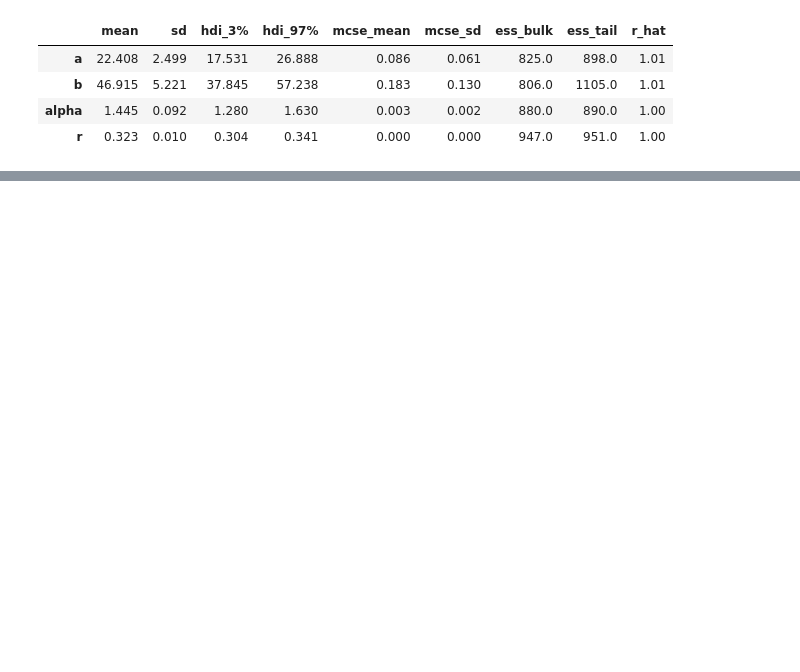
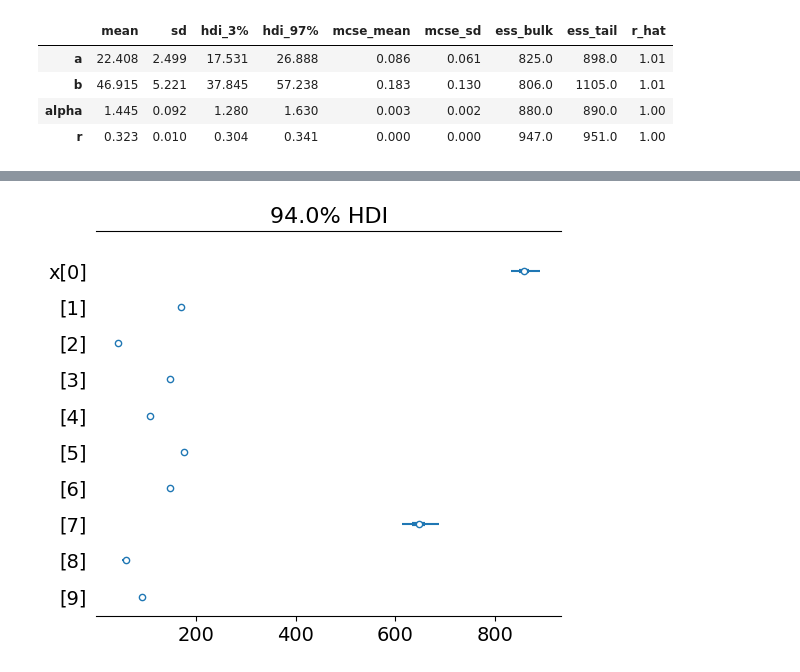
Before and after one commit to LaurinBrechter/BayesianInference, a Jupyter notebook: olist_marketing_analysis.ipynb, the cells around one changed output, grey strips where cells are left out. Cells and saved outputs as stored; diff of their text form; code cells hidden in the pictures; blank space fills up the shorter version.

Commit message:
added gamma gamma model

```diff
--- a/olist_marketing_analysis.ipynb
+++ b/olist_marketing_analysis.ipynb
@@ -98,0 +109,8 @@ Text(0, 0.5, 'pdf')
+# %%
+model = clv.GammaGammaModel(
+    customer_id=data.index,
+    frequency=data.frequency,
+    mean_transaction_value=data.monetary_value,
+)
+# %%
+trace = model.fit()
@@ -98,0 +120,2 @@ Text(0, 0.5, 'pdf')
+# %%
+model.fit_summary()
@@ -98,0 +127,6 @@ Text(0, 0.5, 'pdf')
+# %%
+expected_spend = model.expected_customer_spend(
+    customer_id=data.index,
+    frequency=data.frequency,
+    mean_transaction_value=data.monetary_value
+)
@@ -98,0 +147,4 @@ Text(0, 0.5, 'pdf')
+# %%
+az.plot_forest(expected_spend.isel(customer_id=(range(10))), combined=True)
+# %% [output]
+[figure, added]
```
Also changed, not shown: parts of 18 cells of this notebook.
